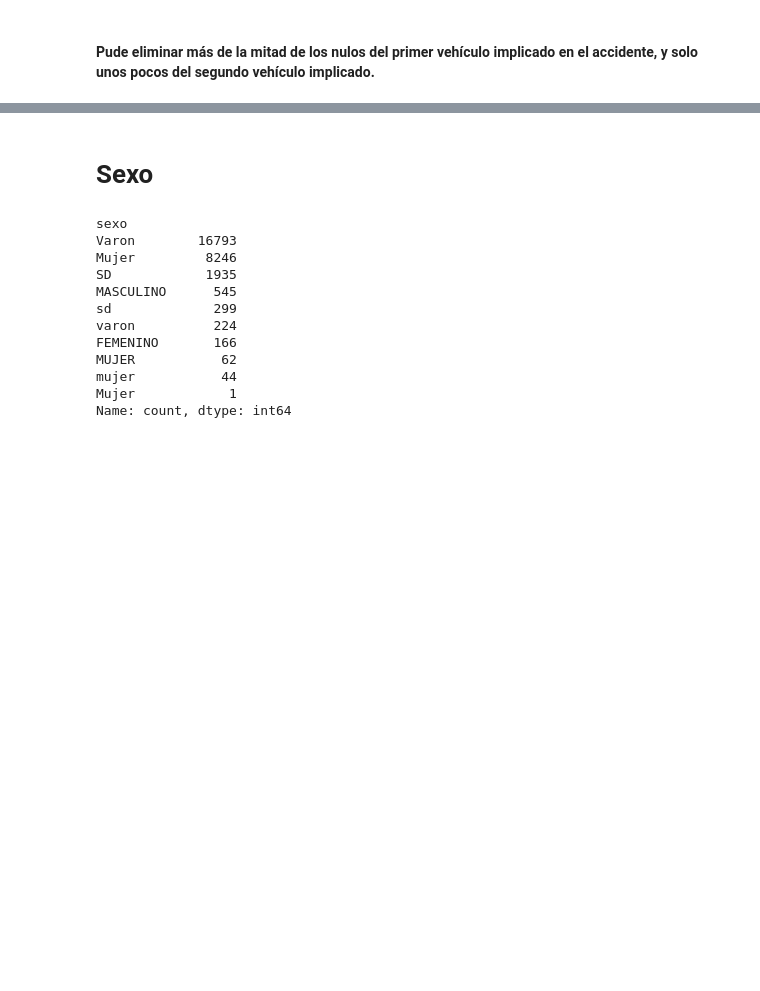
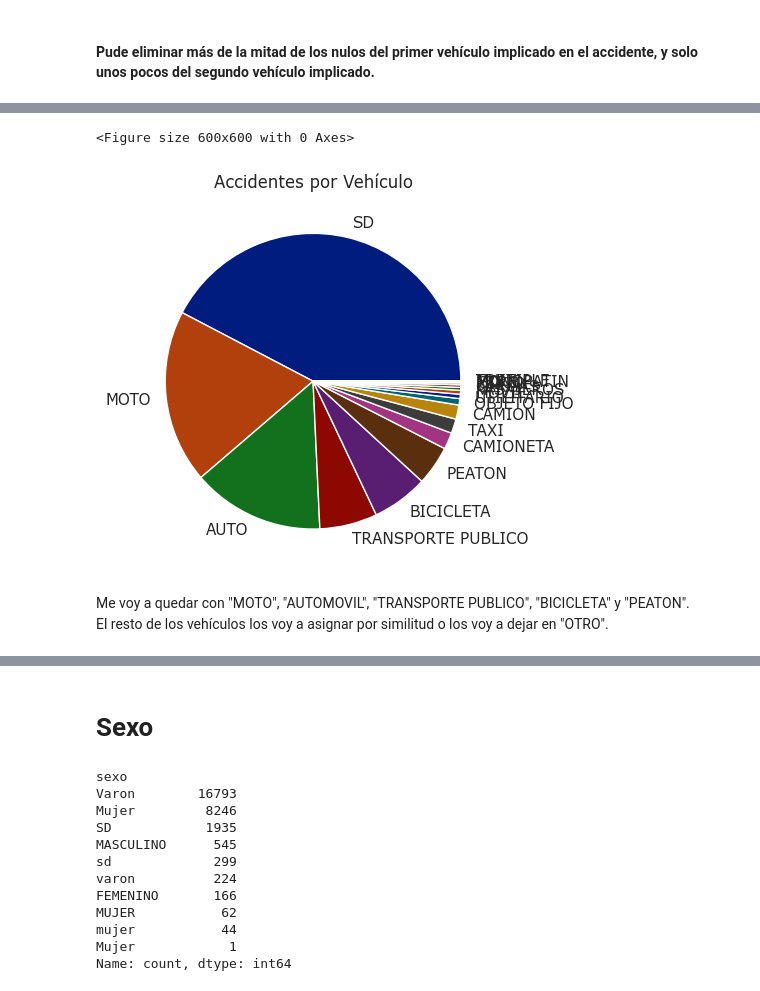
Before and after one commit to chelo1003/Henry_PI2_Accidentes, a Jupyter notebook: EDA/2_EDA_transformaciones.ipynb, the cells around one changed output, grey strips where cells are left out. Saved outputs shown, nothing was run; the diff lists cells and outputs as text; code cells hidden in the pictures; blank space fills up the shorter version.

```diff
--- a/EDA/2_EDA_transformaciones.ipynb
+++ b/EDA/2_EDA_transformaciones.ipynb
@@ -1143,0 +1160,16 @@ Index(['id', 'n_victimas', 'fecha', 'franja_hora', 'tipo_calle',
+# %%
+vehiculo_1 = df_accidentes["vehiculo_1"].value_counts()
+vehiculo_2 = df_accidentes["vehiculo_2"].value_counts()
+# %%
+# Unificar los índices
+indices_comunes = vehiculo_1.index.union(vehiculo_2.index)
+
+# Sumar los valores para los índices coincidentes
+suma_valores = vehiculo_1.reindex(indices_comunes).fillna(0) + vehiculo_2.reindex(indices_comunes).fillna(0)
+
+# Crear una nueva serie con los índices únicos y las sumas
+resultado = pd.Series(suma_valores, index=indices_comunes)
+
+resultado.sort_values(ascending=False, inplace=True)
+
+resultado
@@ -1143,0 +1200,13 @@ Index(['id', 'n_victimas', 'fecha', 'franja_hora', 'tipo_calle',
+# %%
+plt.figure(figsize=(6,6))
+sns.set_theme(style="darkgrid",palette='dark',font="Verdana",font_scale=1)
+fig, ax = plt.subplots()
+ax.pie(resultado, labels=resultado.keys())
+plt.title('Accidentes por Vehículo')
+plt.show()
+# %% [output]
+<Figure size 600x600 with 0 Axes>
+[figure, added]
+# %% [markdown]
+Me voy a quedar con "MOTO", "AUTOMOVIL", "TRANSPORTE PUBLICO", "BICICLETA" y "PEATON".
+El resto de los vehículos los voy a asignar por similitud o los voy a dejar en "OTRO".
```
Also changed, not shown: parts of 65 cells of this notebook, 2 other files.
